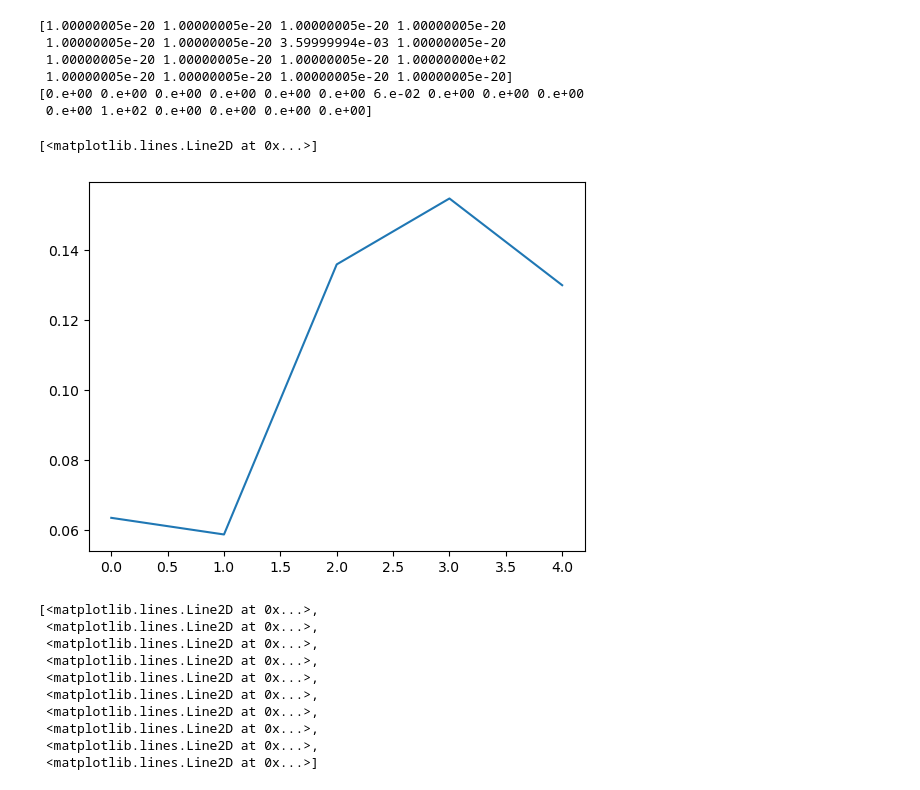
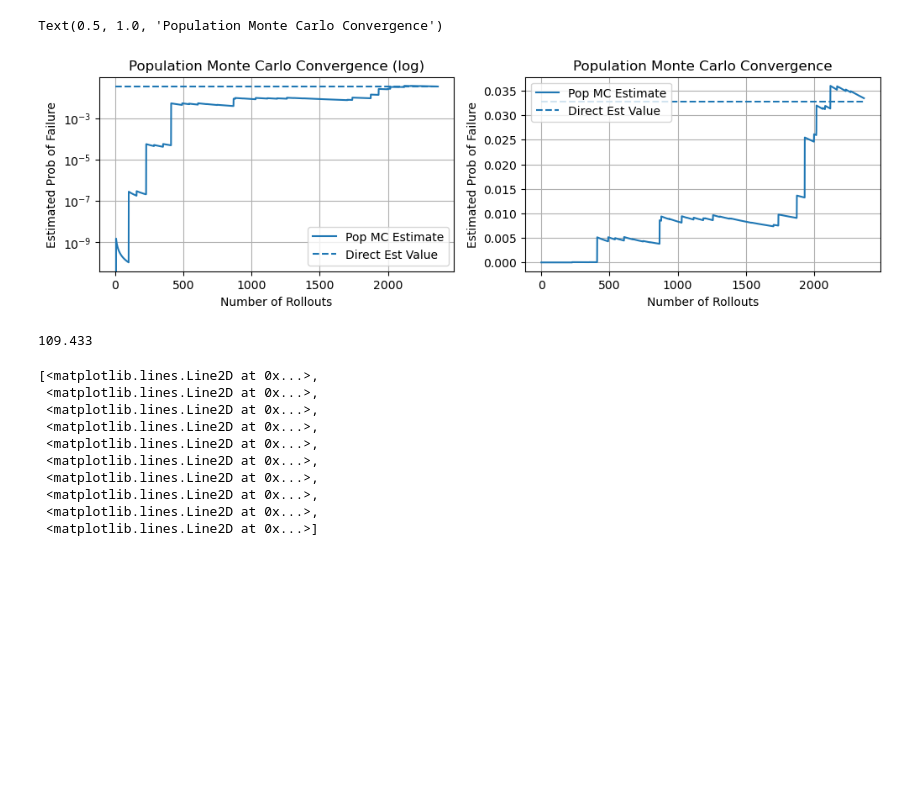
Before and after one commit to AndrewHWang1605/jax-f16-gcas-validation, a Jupyter notebook: sandbox.ipynb, the cells around one changed output. Saved outputs shown, nothing was run; the diff lists cells and outputs as text; code cells hidden in the pictures; blank space fills up the shorter version.

```diff
--- a/sandbox.ipynb
+++ b/sandbox.ipynb
@@ -106,2 +33,12 @@ import numpy as np
+# %%
+# Load checkpoint to continue experiment
+load_checkpoint_name = "checkpoints/mean_pop_mc_0.1percent/checkpoint_14f.p"
+save_checkpoint_name = "checkpoints/mean_pop_mc_0.1percent/checkpoint_14g.p"
+data = pickle.load(open(load_checkpoint_name, "rb"))
+p_means = data['p_means']
+p_stds = data['p_stds']
+phi_means = data['phi_means']
+phi_stds = data['phi_stds']
+all_importance_weights = data['imp_weights']
 # %%
 # Population Monte Carlo
@@ -222,18 +129,32 @@ for iter in range(max_iter):
-# %%
-print(np.diag(system.sensor.cov))
-print(system.sensor.mean)
-# %% [output]
-[1.00000005e-20 1.00000005e-20 1.00000005e-20 1.00000005e-20
- 1.00000005e-20 1.00000005e-20 3.59999994e-03 1.00000005e-20
- 1.00000005e-20 1.00000005e-20 1.00000005e-20 1.00000000e+02
- 1.00000005e-20 1.00000005e-20 1.00000005e-20 1.00000005e-20]
-[0.e+00 0.e+00 0.e+00 0.e+00 0.e+00 0.e+00 6.e-02 0.e+00 0.e+00 0.e+00
- 0.e+00 1.e+02 0.e+00 0.e+00 0.e+00 0.e+00]
-# %%
-plt.plot(prob_of_failure_estimate)
-# %% [output]
-[<matplotlib.lines.Line2D at 0x...>]
-[figure, removed]
+# %%
+data = np.cumsum(all_importance_weights)
+plt.figure(figsize=(12,3))
+plt.subplot(1,2,1)
+# plt.plot(data / np.arange(1, data.shape[0]+1, 1))
+plt.semilogy(data / np.arange(1, data.shape[0]+1, 1))
+plt.hlines(0.0328, 0, len(data), linestyles='--')
+plt.grid('on')
+plt.legend(["Pop MC Estimate", "Direct Est Value"])
+plt.xlabel("Number of Rollouts")
+plt.ylabel("Estimated Prob of Failure")
+plt.title("Population Monte Carlo Convergence (log)")
+
+plt.subplot(1,2,2)
+plt.plot(data / np.arange(1, data.shape[0]+1, 1))
+plt.hlines(0.0328, 0, len(data), linestyles='--')
+plt.grid('on')
+plt.legend(["Pop MC Estimate", "Direct Est Value"])
+plt.xlabel("Number of Rollouts")
+plt.ylabel("Estimated Prob of Failure")
+plt.title("Population Monte Carlo Convergence")
+# %% [output]
+Text(0.5, 1.0, 'Population Monte Carlo Convergence')
+[figure, added]
+# %%
+arg = np.argmax(all_importance_weights)
+all_importance_weights.pop(arg)
+# %% [output]
+109.433
 # %%
 plt.plot(np.stack((disturbance_array[:,:,6],disturbance_array[:,:,3]),axis=2)[:,:,0])
 plt.figure()
```
Also changed, not shown: parts of 7 cells of this notebook.
